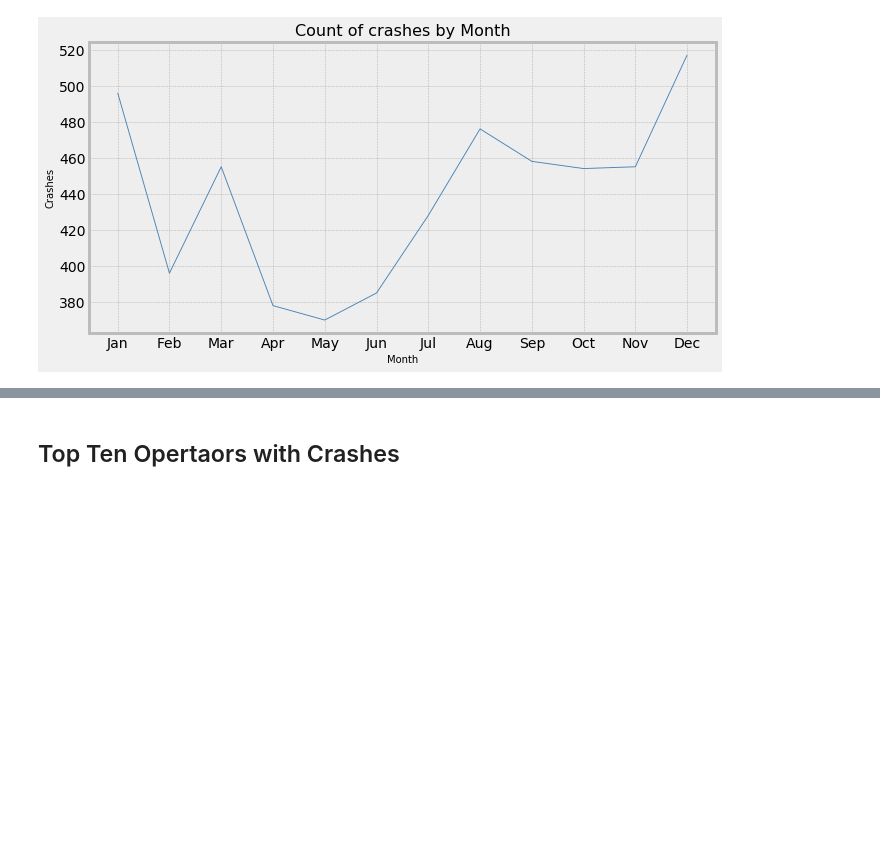
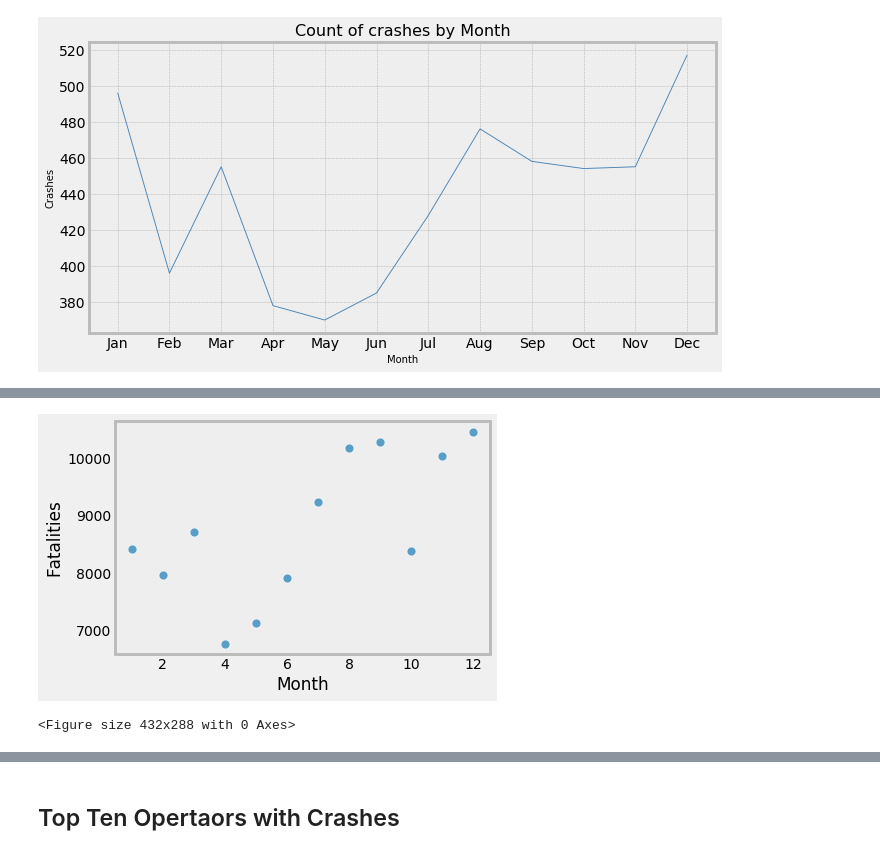
Before and after one commit to LauraJ3053/Project_01, a Jupyter notebook: Airplane_Crashes/Airplane_Crashes-Group.ipynb, the cells around one changed output, grey strips where cells are left out. Saved outputs shown, nothing was run; the diff lists cells and outputs as text; code cells hidden in the pictures; blank space fills up the shorter version.

```diff
--- a/Airplane_Crashes/Airplane_Crashes-Group.ipynb
+++ b/Airplane_Crashes/Airplane_Crashes-Group.ipynb
@@ -129,3 +167,10 @@ plt.title('Count of crashes by Month', loc='Center', fontsize=16)
 plt.savefig("Images/Crashes_by_Month.png")
 # %% [output]
 [figure]
+# %%
+# Creating Fatality charts by month
+by_month = df.groupby(["Month"]).sum()["Fatalities"]
+mth_fatalities = by_month.rename(columns = {"Month": "Fatalities"})
+df_mth_fatalities = pd.DataFrame(by_month)
+df_mth_fatalities = df_mth_fatalities.reset_index()
+df_mth_fatalities.sort_values(["Fatalities"], ascending=False)
@@ -131,0 +191,10 @@ plt.savefig("Images/Crashes_by_Month.png")
+# %%
+plt_mth_fatalities = sns.scatterplot(x="Month", y="Fatalities",
+                                     alpha = .8, s = 80,
+                                     data= df_mth_fatalities)
+plt.grid()
+plt.show()
+plt.savefig("Images/plt_mth_fatalities.png")
+# %% [output]
+[figure, added]
+<Figure size 432x288 with 0 Axes>
```
Also changed, not shown: parts of 30 cells of this notebook, 8 other files.
